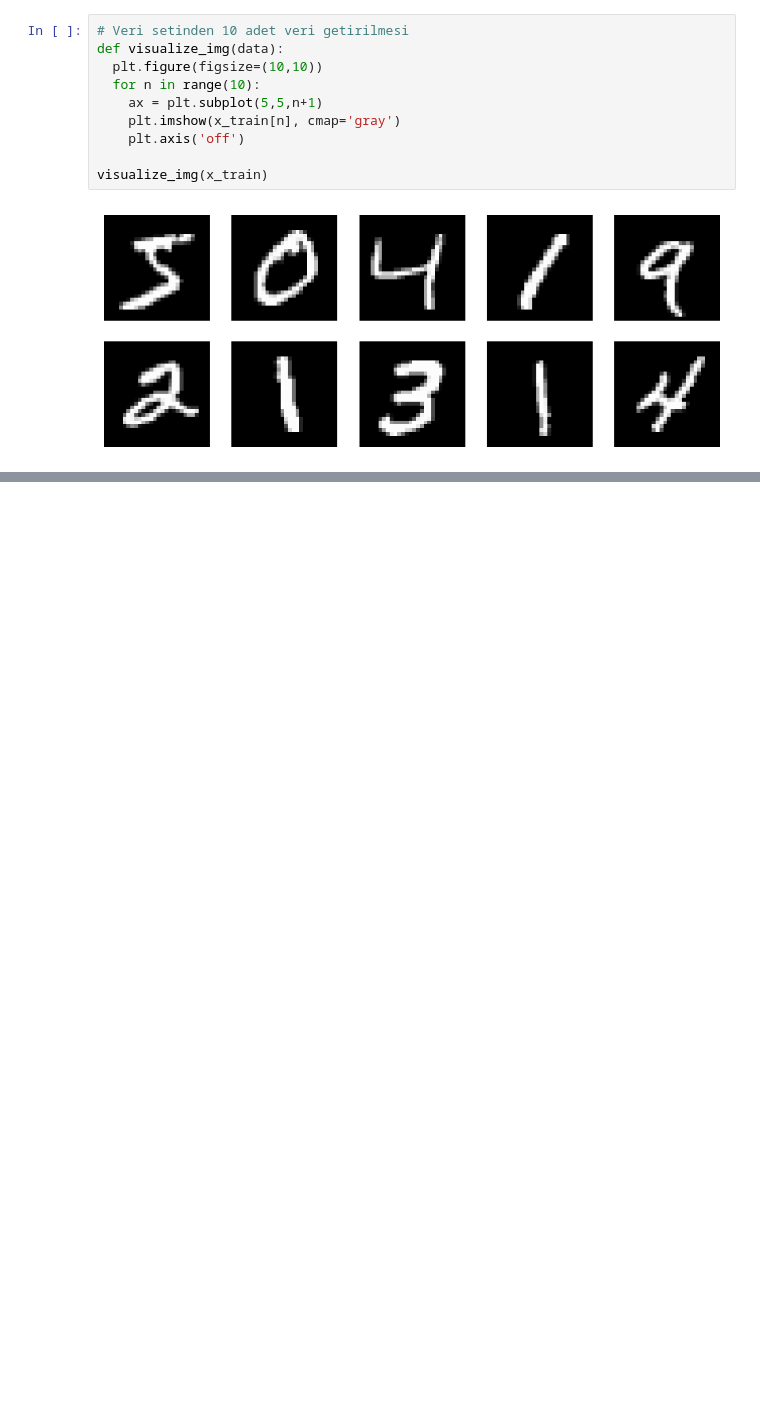
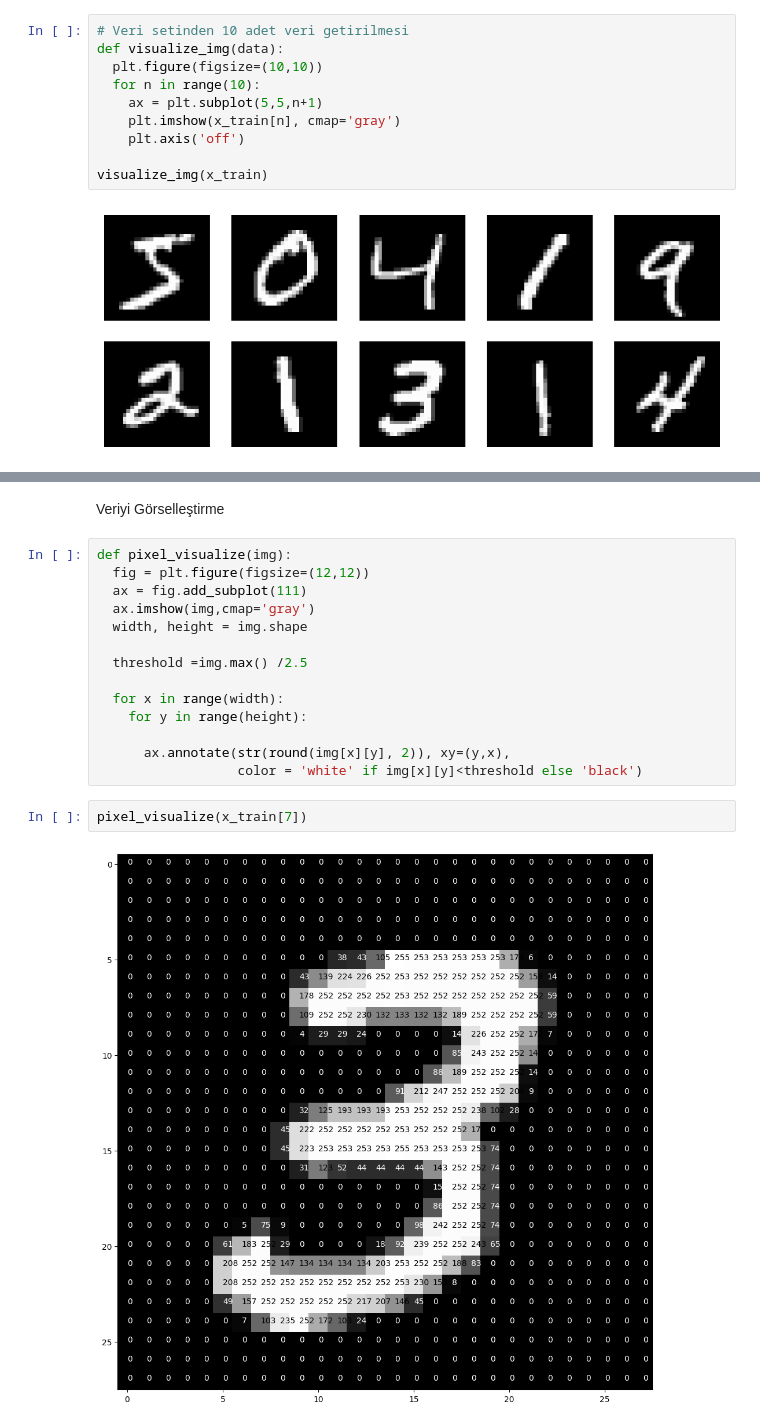
Before and after one commit to nurcanyaz/deep_learning, a Jupyter notebook: ANN_UYGULAMA.ipynb, the cells around one changed output, grey strips where cells are left out. Saved outputs shown, nothing was run; the diff lists cells and outputs as text; blank space fills up the shorter version.

```diff
--- a/ANN_UYGULAMA.ipynb
+++ b/ANN_UYGULAMA.ipynb
@@ -58,0 +119,20 @@ visualize_img(x_train)
+# %% [markdown]
+Veriyi Görselleştirme
+# %%
+def pixel_visualize(img):
+  fig = plt.figure(figsize=(12,12))
+  ax = fig.add_subplot(111)
+  ax.imshow(img,cmap='gray')
+  width, height = img.shape
+
+  threshold =img.max() /2.5
+
+  for x in range(width):
+    for y in range(height):
+
+      ax.annotate(str(round(img[x][y], 2)), xy=(y,x),
+                  color = 'white' if img[x][y]<threshold else 'black')
+# %%
+pixel_visualize(x_train[7])
+# %% [output]
+[figure, added]
```
Also changed, not shown: parts of 45 cells of this notebook.
